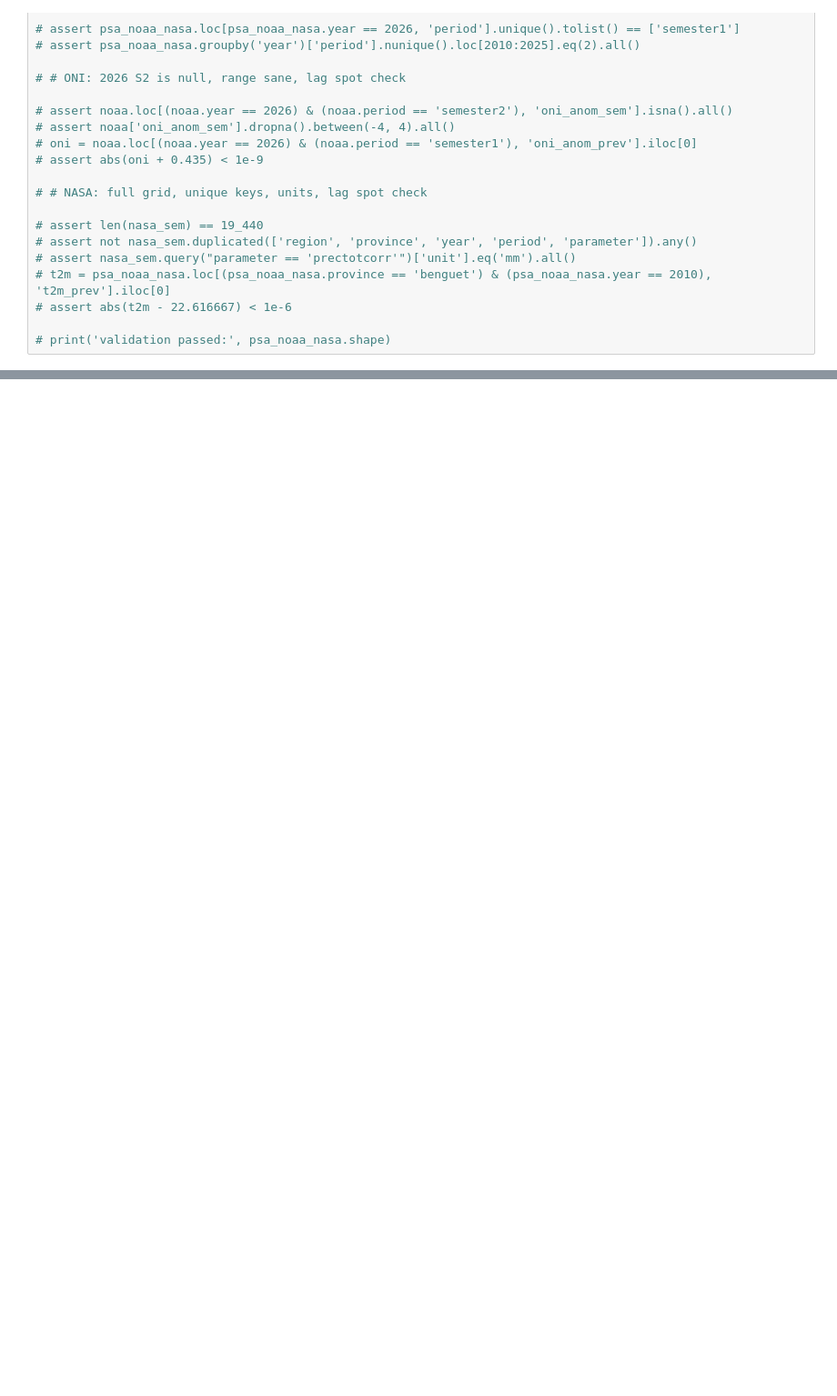
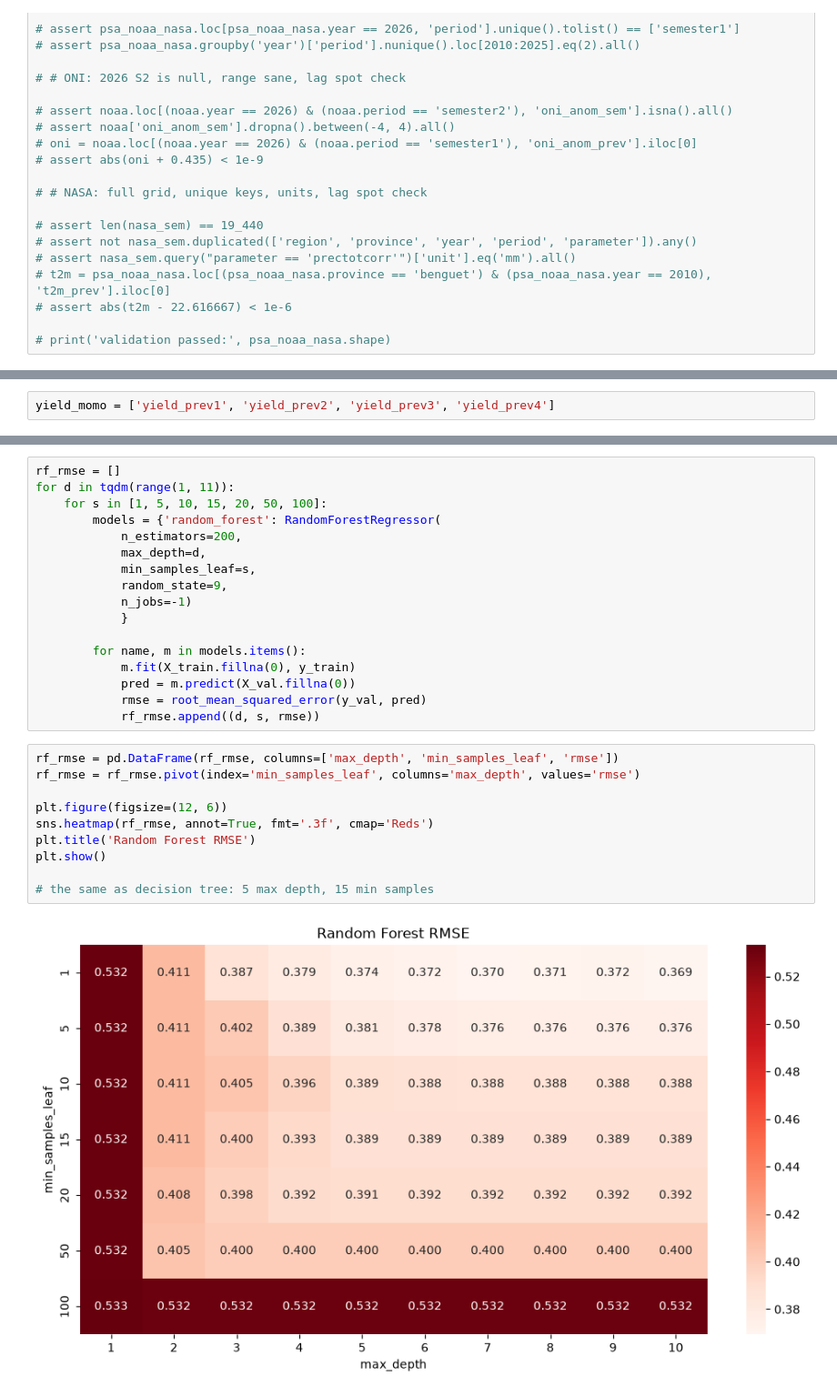
Before and after one commit to rlp-jym/zoomcamp-ml-cohort-2026, a Jupyter notebook: pineapple_yield_prediction/notebook.ipynb, the cells around one changed output, grey strips where cells are left out. Shown at 91% size. Drawn from its saved outputs; the diff is of its cells as text; blank space fills up the shorter version.

```diff
--- a/pineapple_yield_prediction/notebook.ipynb
+++ b/pineapple_yield_prediction/notebook.ipynb
@@ -663,0 +705,2 @@ memory usage: 167.6 KB
+# %%
+yield_momo = ['yield_prev1', 'yield_prev2', 'yield_prev3', 'yield_prev4']
@@ -663,0 +787,29 @@ memory usage: 167.6 KB
+# %%
+rf_rmse = []
+for d in tqdm(range(1, 11)):
+    for s in [1, 5, 10, 15, 20, 50, 100]:
+        models = {'random_forest': RandomForestRegressor(
+            n_estimators=200,
+            max_depth=d,
+            min_samples_leaf=s,
+            random_state=9,
+            n_jobs=-1)
+            }
+
+        for name, m in models.items():
+            m.fit(X_train.fillna(0), y_train)
+            pred = m.predict(X_val.fillna(0))
+            rmse = root_mean_squared_error(y_val, pred)
+            rf_rmse.append((d, s, rmse))
+# %%
+rf_rmse = pd.DataFrame(rf_rmse, columns=['max_depth', 'min_samples_leaf', 'rmse'])
+rf_rmse = rf_rmse.pivot(index='min_samples_leaf', columns='max_depth', values='rmse')
+
+plt.figure(figsize=(12, 6))
+sns.heatmap(rf_rmse, annot=True, fmt='.3f', cmap='Reds')
+plt.title('Random Forest RMSE')
+plt.show()
+
+# the same as decision tree: 5 max depth, 15 min samples
+# %% [output]
+[figure, added]
```
Also changed, not shown: parts of 46 cells of this notebook.
